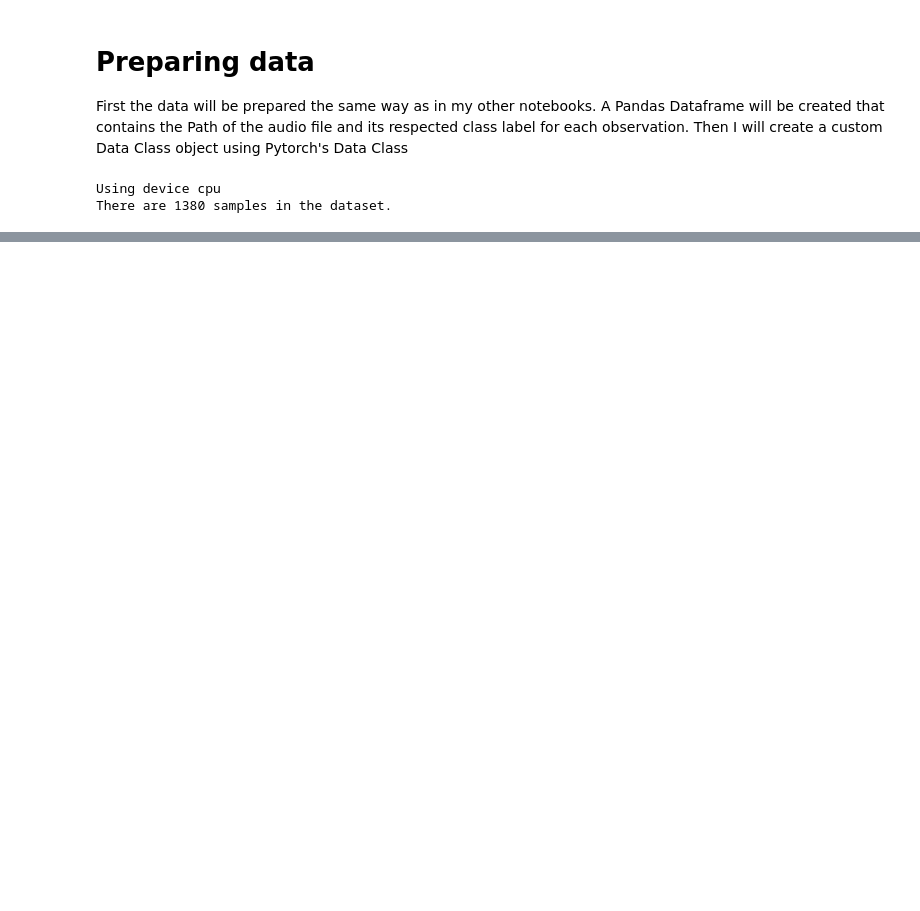
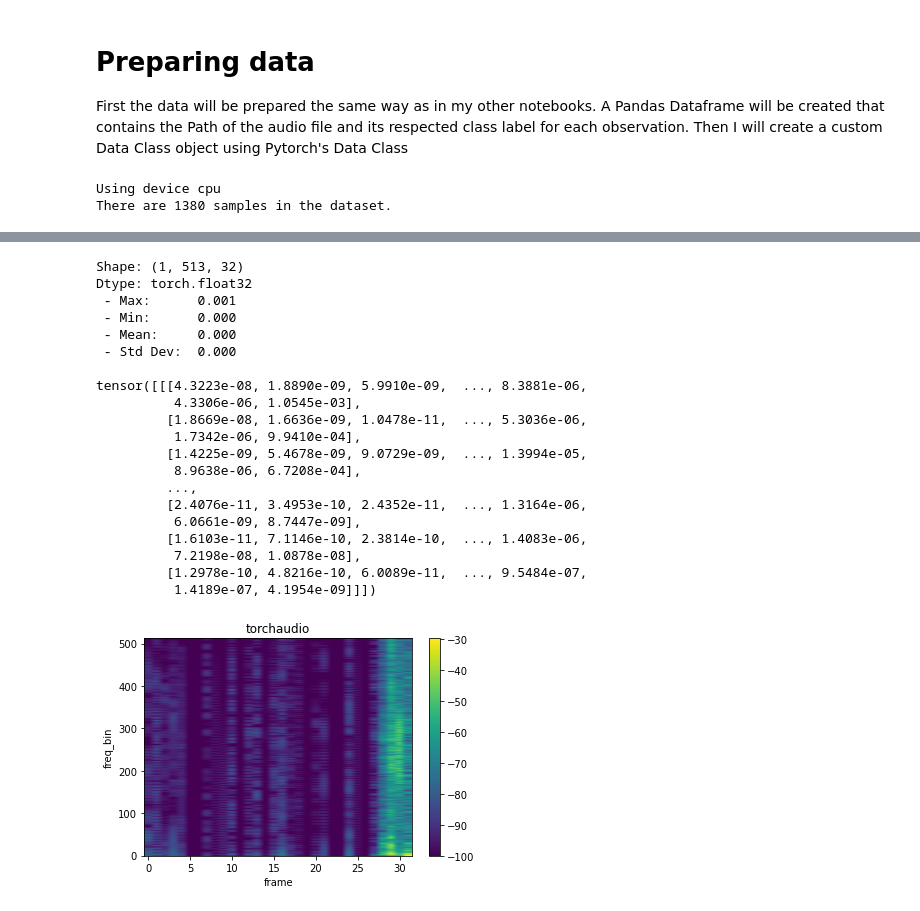
Before and after one commit to Jyve00/Emotion_Speech_Detection, a Jupyter notebook: notebooks/torch_models.ipynb, the cells around one changed output, grey strips where cells are left out. Cells and saved outputs as stored; diff of their text form; code cells hidden in the pictures; blank space fills up the shorter version.

```diff
--- a/notebooks/torch_models.ipynb
+++ b/notebooks/torch_models.ipynb
@@ -168,0 +222,41 @@ rav[26]
+# %%
+n_fft = 1024
+win_length = None
+hop_length = 512
+
+# define transformation
+spectrogram = T.Spectrogram(
+    n_fft=n_fft,
+    win_length=win_length,
+    hop_length=hop_length,
+    center=True,
+    pad_mode="reflect",
+    power=2.0,
+)
+# Perform transformation
+spec = spectrogram(test_sample)
+
+print_stats(spec)
+plot_spectrogram(spec[0], title='torchaudio')
+# %% [output]
+Shape: (1, 513, 32)
+Dtype: torch.float32
+ - Max:      0.001
+ - Min:      0.000
+ - Mean:     0.000
+ - Std Dev:  0.000
+
+tensor([[[4.3223e-08, 1.8890e-09, 5.9910e-09,  ..., 8.3881e-06,
+          4.3306e-06, 1.0545e-03],
+         [1.8669e-08, 1.6636e-09, 1.0478e-11,  ..., 5.3036e-06,
+          1.7342e-06, 9.9410e-04],
+         [1.4225e-09, 5.4678e-09, 9.0729e-09,  ..., 1.3994e-05,
+          8.9638e-06, 6.7208e-04],
+         ...,
+         [2.4076e-11, 3.4953e-10, 2.4352e-11,  ..., 1.3164e-06,
+          6.0661e-09, 8.7447e-09],
+         [1.6103e-11, 7.1146e-10, 2.3814e-10,  ..., 1.4083e-06,
+          7.2198e-08, 1.0878e-08],
+         [1.2978e-10, 4.8216e-10, 6.0089e-11,  ..., 9.5484e-07,
+          1.4189e-07, 4.1954e-09]]])
+[figure, added]
```
Also changed, not shown: parts of 13 cells of this notebook.
